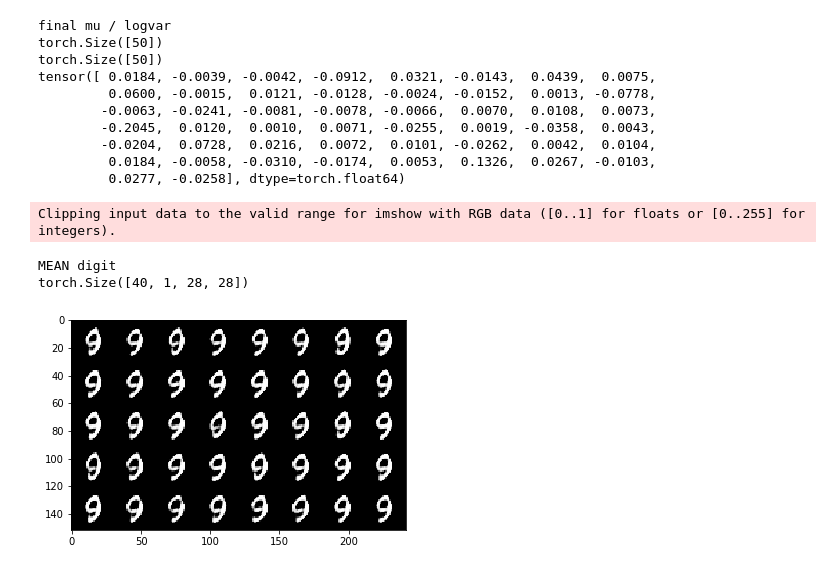
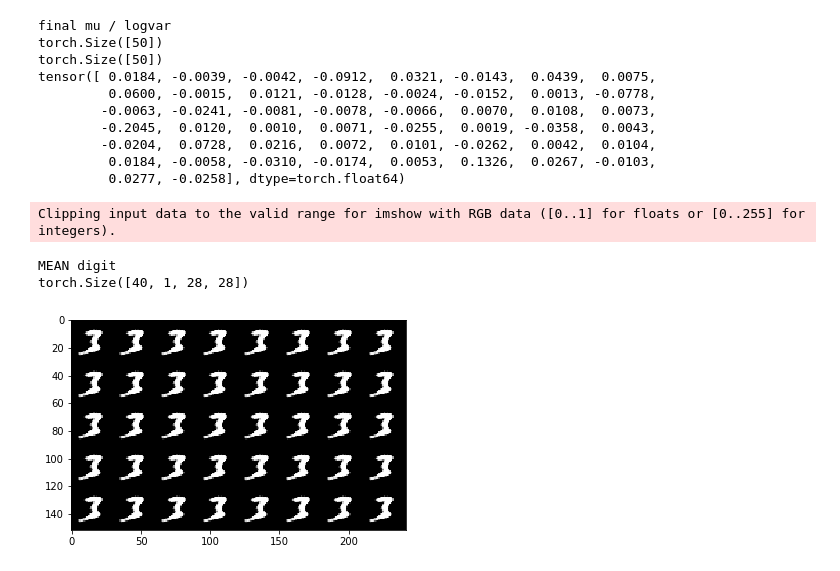
Before and after one commit to sesquipedalian-dev/mnistVaeExperiment, a Jupyter notebook: pytorch_mnist_ae.ipynb, the cells around one changed output. Saved outputs shown, nothing was run; the diff lists cells and outputs as text; code cells hidden in the pictures.

```diff
--- a/pytorch_mnist_ae.ipynb
+++ b/pytorch_mnist_ae.ipynb
@@ -163,20 +163,20 @@ class Net(nn.Module):
         self.encoder = Encoder()
         self.decoder = Decoder()
 
-    def reparametrize(self, mu, logvar, deviation=1.):
-        if not isinstance(deviation, torch.Tensor):
-            deviation = torch.FloatTensor([deviation]).repeat(50).to(device)
+    def reparametrize(self, mu, logvar, deviation):
+        std = logvar.mul(0.5).exp_()
 
-        std = logvar.mul(0.5).exp_() * deviation
-        if torch.cuda.is_available():
-            eps = torch.cuda.FloatTensor(std.size()).normal_()
+        if deviation is not None:
+            if not isinstance(deviation, torch.Tensor):
+                deviation = torch.FloatTensor([deviation]).repeat(50).to(device)
+            eps = Variable(deviation)
+            deviation.detach()
         else:
-            eps = torch.FloatTensor(std.size()).normal_()
-        eps = Variable(eps)
-
-        # cleanup
-        if isinstance(deviation, torch.Tensor):
-            deviation.detach()
+            if torch.cuda.is_available():
+                deviation = torch.cuda.FloatTensor(std.size()).normal_()
+            else:
+                deviation = torch.FloatTensor(std.size()).normal_()
+            eps = Variable(deviation)
 
         return eps.mul(std).add_(mu)
 
@@ -413,16 +413,16 @@ tensor([ 0.0184, -0.0039, -0.0042, -0.0912,  0.0321, -0.0143,  0.0439,  0.0075,
 # %%
 
 decoded = net.sample(running_mu.type(torch.FloatTensor).repeat(40, 1),
-                     running_logvar.type(torch.FloatTensor).repeat(40, 1), deviation=1)
+                     running_logvar.type(torch.FloatTensor).repeat(40, 1), deviation=20)
 print("MEAN digit")
 print(decoded.shape)
 imshow2(torchvision.utils.make_grid(decoded))
 # 40, 1, 28, 28
 # %% [output]
 Clipping input data to the valid range for imshow with RGB data ([0..1] for floats or [0..255] for integers).
 MEAN digit
 torch.Size([40, 1, 28, 28])
-[figure, old version]
+[figure, new version]
 # %%
 # discover important variables in the dense representation
 mus_by_abs = [(i, abs(running_mu[i])) for i in list(range(50))]
```
Also changed, not shown: parts of 1 cell of this notebook.
